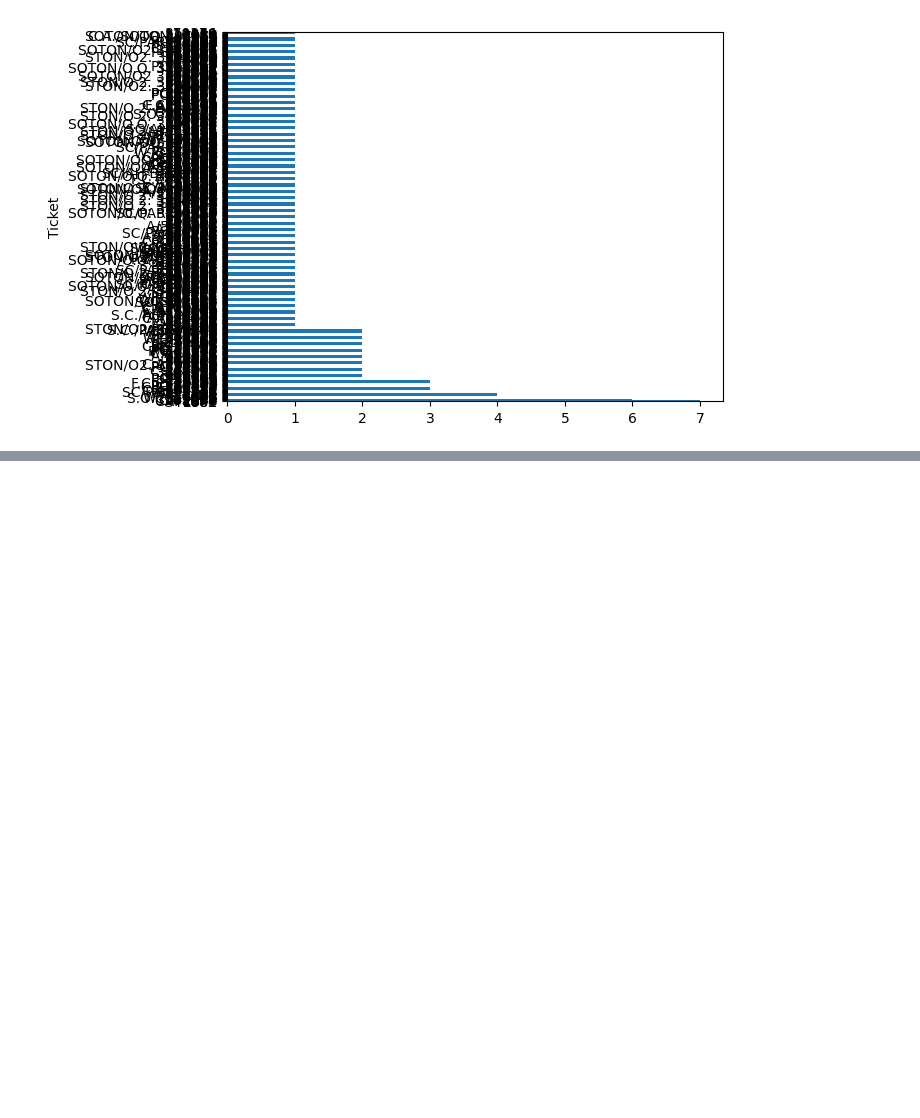
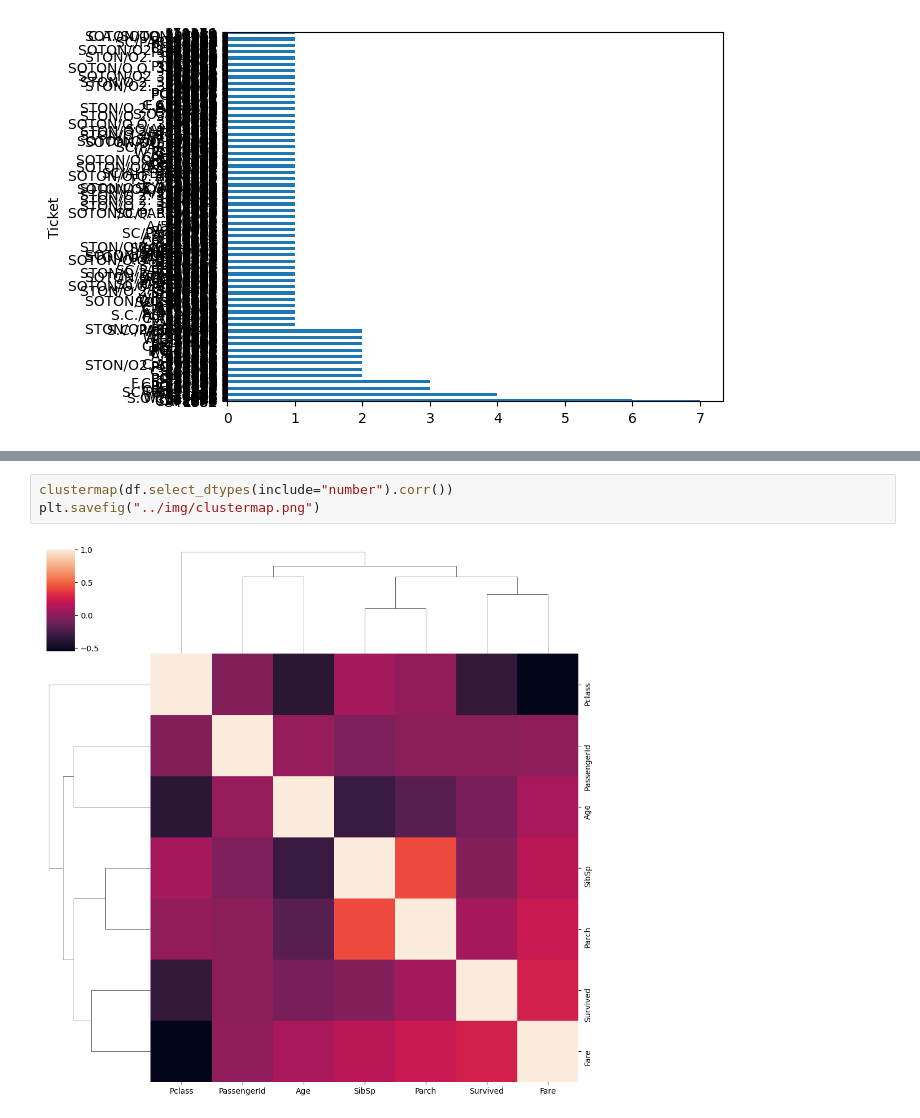
Before and after one commit to paulbattel2006-coder/data_science_ue, a Jupyter notebook: notebooks/data_schience_01.ipynb, the cells around one changed output, grey strips where cells are left out. Drawn from its saved outputs; the diff is of its cells as text; blank space fills up the shorter version.

Commit message:
Added cluster

```diff
--- a/notebooks/data_schience_01.ipynb
+++ b/notebooks/data_schience_01.ipynb
@@ -145,0 +112,5 @@ Successfully installed bokeh-3.9.0 narwhals-2.21.2 plotly-6.7.0 seaborn-0.13.2 x
+# %%
+clustermap(df.select_dtypes(include="number").corr())
+plt.savefig("../img/clustermap.png")
+# %% [output]
+[figure, added]
```
Also changed, not shown: parts of 24 cells of this notebook, 3 other files.
